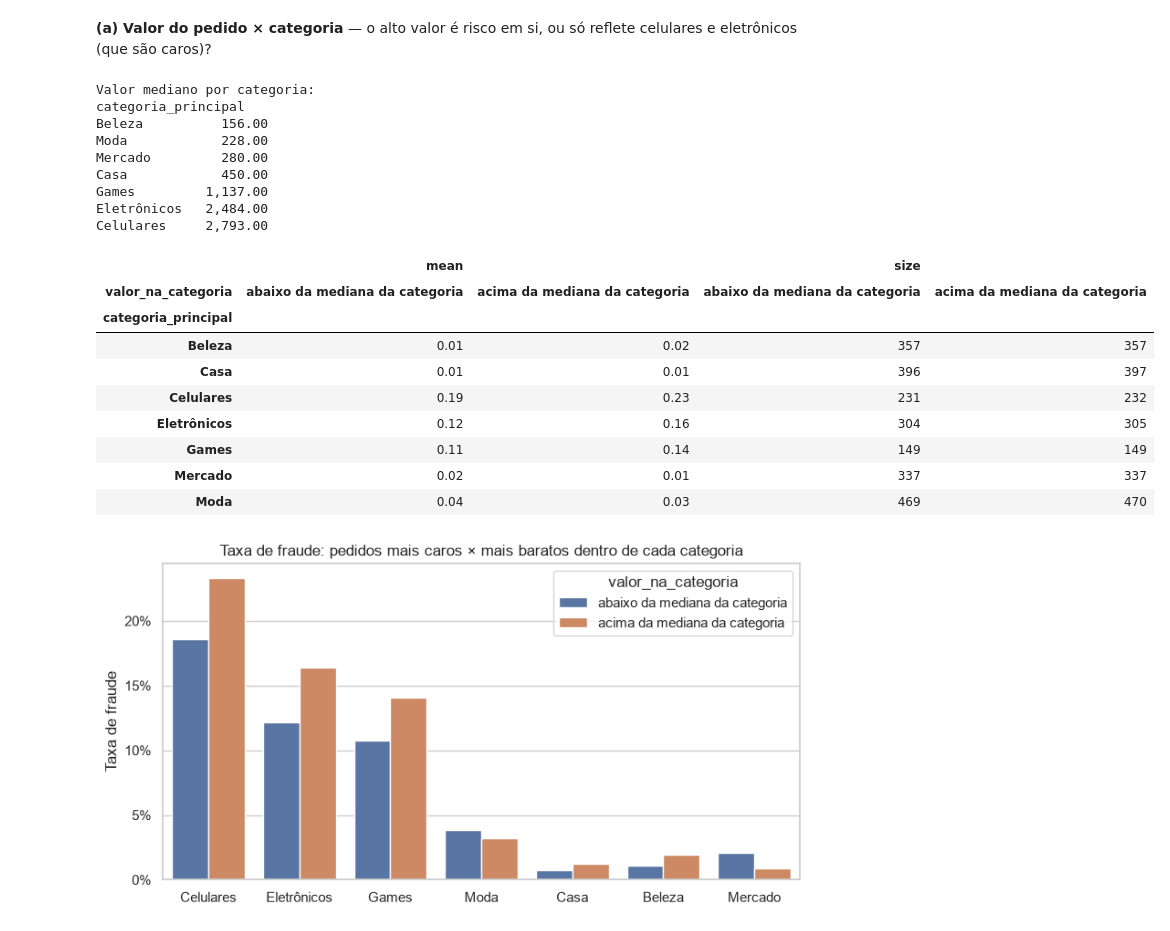
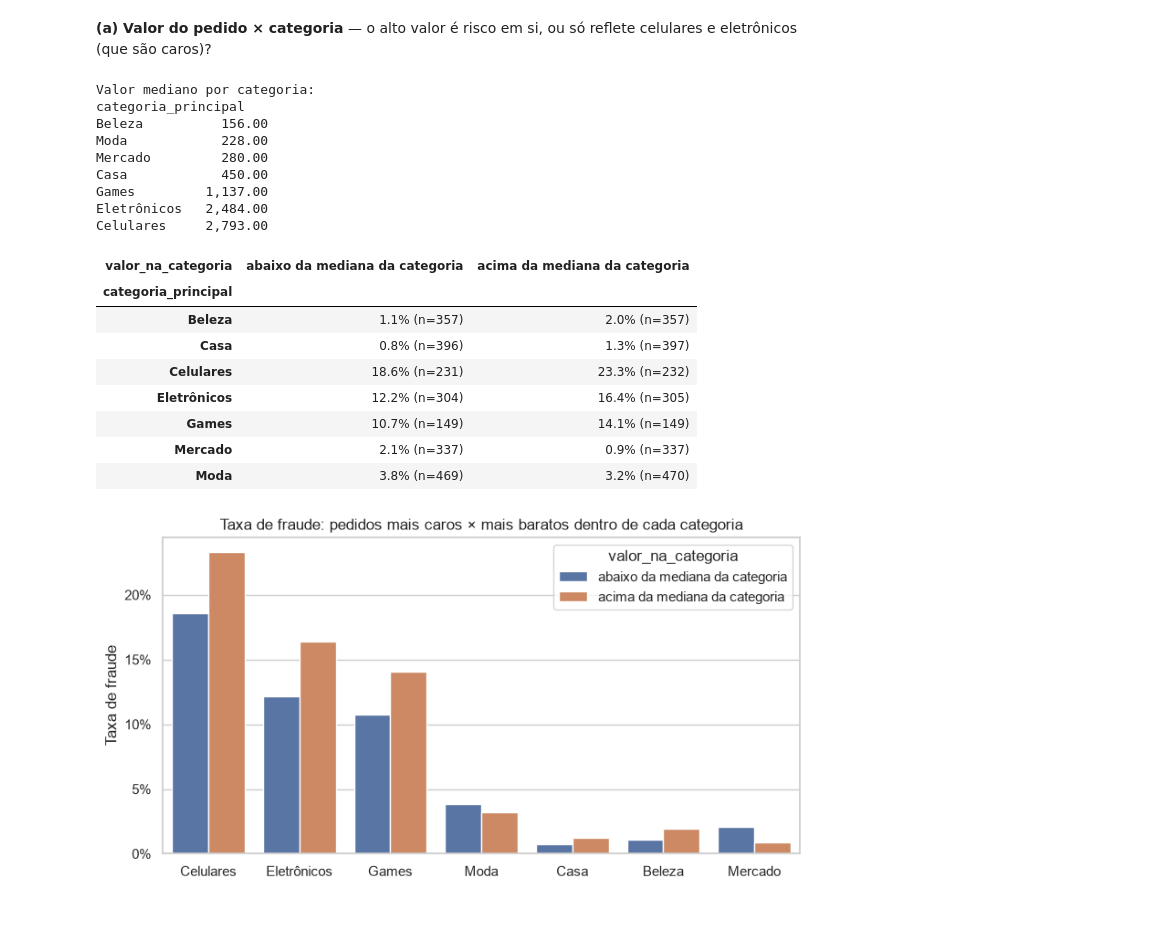
Before and after one commit to lleandrogb/mba-fgv-case-fraude, a Jupyter notebook: case_fraude_varejo.ipynb, the cells around one changed output. Cells and saved outputs as stored; diff of their text form; code cells hidden in the pictures.

```diff
--- a/case_fraude_varejo.ipynb
+++ b/case_fraude_varejo.ipynb
@@ -72,6 +72,15 @@ def grafico_taxa(d, var, titulo, kpi='fraude_bin', ax=None, rot=0):
     ax.tick_params(axis='x', rotation=rot)
     ax.legend(loc='upper left', fontsize=8)
     return t
+
+def taxa_cruzada(d, linhas, colunas, kpi='fraude_bin'):
+    """Taxa de fraude (%) e n em cada combinação de duas variáveis — para checar se uma associação
+    se mantém dentro dos grupos da outra."""
+    taxa = 100 * d.pivot_table(index=linhas, columns=colunas, values=kpi, aggfunc='mean', observed=True)
+    n = d.pivot_table(index=linhas, columns=colunas, values=kpi, aggfunc='size', observed=True)
+    fmt_taxa = taxa.map(lambda x: '—' if pd.isna(x) else f'{x:.1f}%')
+    fmt_n = n.map(lambda x: '' if pd.isna(x) else f' (n={int(x)})')
+    return fmt_taxa + fmt_n
 # %% [markdown]
 ## Etapa 1 — Alinhamento e escopo
 
@@ -543,6 +624,7 @@ base['faixa_cartoes'] = pd.cut(base['cartoes_cadastrados_30d'], [-1, 0, 1, np.in
 base['faixa_tentativas'] = pd.cut(base['tentativas_pagamento'], [0, 1, 2, np.inf], labels=['1', '2', '3+'])
 base['faixa_sessao'] = pd.qcut(base['tempo_sessao_min'], 5,
                                labels=['Q1 (mais curta)', 'Q2', 'Q3', 'Q4', 'Q5 (mais longa)'])
+base['faixa_parcelas'] = pd.cut(base['num_parcelas'], [0, 1, 3, 6, np.inf], labels=['à vista', '2–3x', '4–6x', '7–12x'])
 base['periodo'] = pd.cut(base['hora'], [-1, 5, 11, 17, 23], labels=['madrugada (0–5h)', 'manhã', 'tarde', 'noite'])
 
 def comparar_numerica(var, titulo, log=False):
@@ -830,40 +936,37 @@ Teste: comparar a taxa de fraude de uma variável **dentro de cada grupo** da ou
 # %%
 base['grupo_categoria'] = np.where(base['categoria_principal'].isin(['Celulares', 'Eletrônicos', 'Games']),
                                    'Celulares/Eletrônicos/Games', 'Demais categorias')
 
 print('Valor mediano por categoria:')
 print(base.groupby('categoria_principal')['valor_pedido'].median().sort_values().round(0).to_string())
 
 # Celular é caro por natureza: comparar "valor alto" com a mediana geral misturaria valor e categoria.
 # Por isso, o valor é classificado como alto ou baixo em relação à mediana DA PRÓPRIA categoria.
 mediana_cat = base.groupby('categoria_principal')['valor_pedido'].transform('median')
 base['valor_na_categoria'] = np.where(base['valor_pedido'] >= mediana_cat,
                                       'acima da mediana da categoria', 'abaixo da mediana da categoria')
 base.loc[base['valor_pedido'].isna(), 'valor_na_categoria'] = np.nan
 
-estrat = base.pivot_table(index='categoria_principal', columns='valor_na_categoria', values='fraude_bin',
-                          aggfunc=['mean', 'size'])
-estrat
+taxa_cruzada(base, 'categoria_principal', 'valor_na_categoria')
 # %% [output]
 Valor mediano por categoria:
 categoria_principal
 Beleza          156.00
 Moda            228.00
 Mercado         280.00
 Casa            450.00
 Games         1,137.00
 Eletrônicos   2,484.00
 Celulares     2,793.00
-|  | mean |  | size |  |
-| valor_na_categoria | abaixo da mediana da categoria | acima da mediana da categoria | abaixo da mediana da categoria | acima da mediana da categoria |
-| categoria_principal |  |  |  |  |
-| Beleza | 0.01 | 0.02 | 357 | 357 |
-| Casa | 0.01 | 0.01 | 396 | 397 |
-| Celulares | 0.19 | 0.23 | 231 | 232 |
-| Eletrônicos | 0.12 | 0.16 | 304 | 305 |
-| Games | 0.11 | 0.14 | 149 | 149 |
-| Mercado | 0.02 | 0.01 | 337 | 337 |
-| Moda | 0.04 | 0.03 | 469 | 470 |
+| valor_na_categoria | abaixo da mediana da categoria | acima da mediana da categoria |
+| categoria_principal |  |  |
+| Beleza | 1.1% (n=357) | 2.0% (n=357) |
+| Casa | 0.8% (n=396) | 1.3% (n=397) |
+| Celulares | 18.6% (n=231) | 23.3% (n=232) |
+| Eletrônicos | 12.2% (n=304) | 16.4% (n=305) |
+| Games | 10.7% (n=149) | 14.1% (n=149) |
+| Mercado | 2.1% (n=337) | 0.9% (n=337) |
+| Moda | 3.8% (n=469) | 3.2% (n=470) |
 # %%
 ax = sns.barplot(data=base, x='categoria_principal', y='fraude_bin', hue='valor_na_categoria', errorbar=None,
                  order=['Celulares', 'Eletrônicos', 'Games', 'Moda', 'Casa', 'Beleza', 'Mercado'])
```
Also changed, not shown: parts of 45 cells of this notebook.
